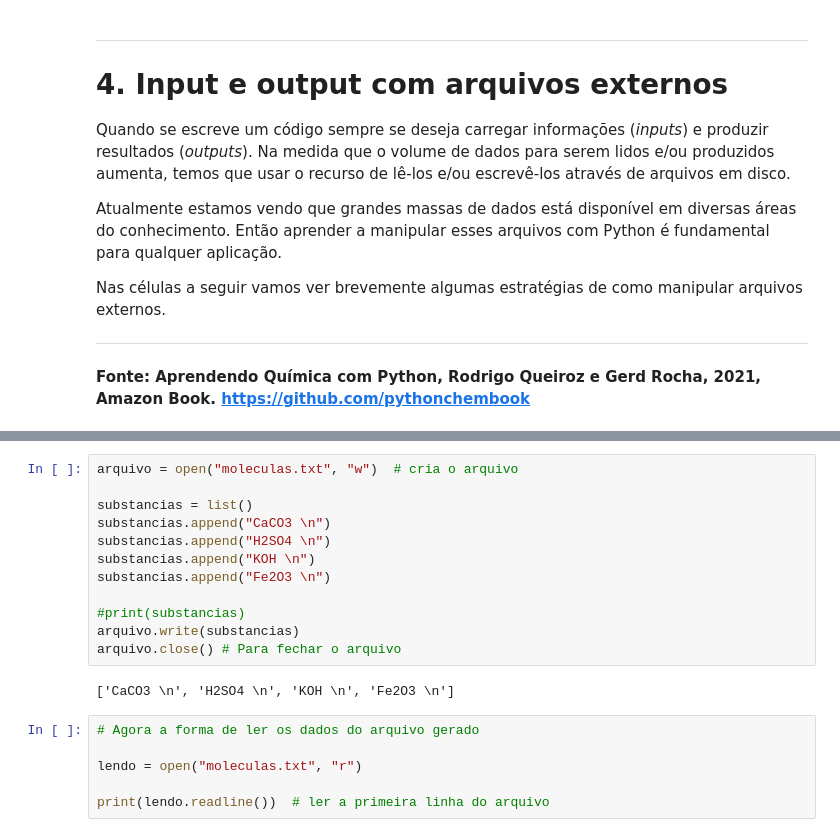
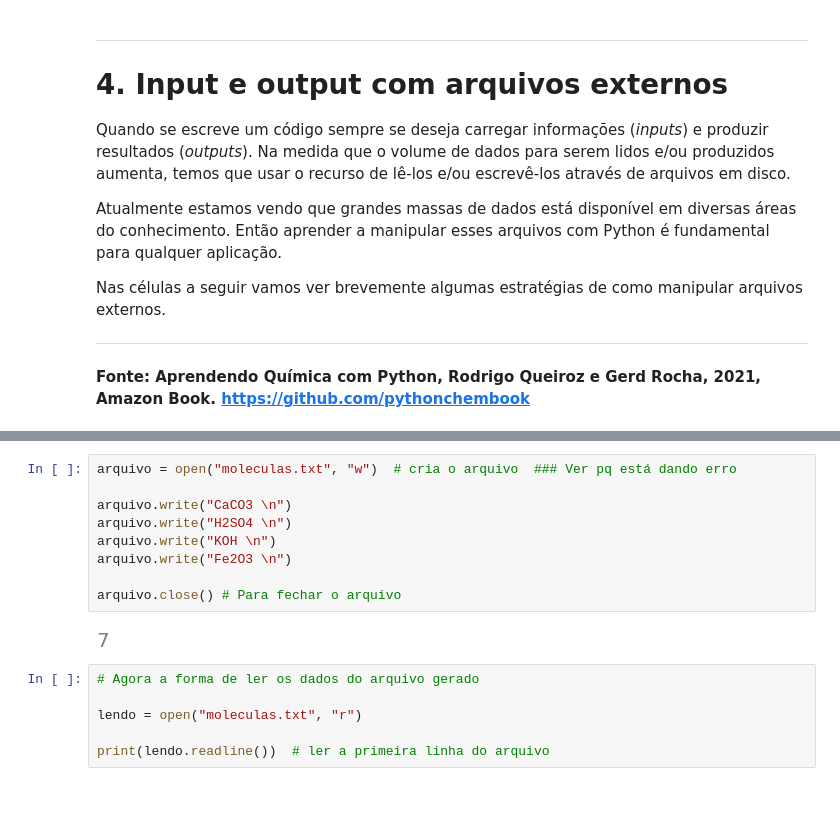
Before and after one commit to RochaGerd/Chemistry_with_Python, a Jupyter notebook: Curso_Python_Aula_01.ipynb, the cells around one changed output, grey strips where cells are left out. Cells and saved outputs as stored; diff of their text form; blank space fills up the shorter version.

```diff
--- a/Curso_Python_Aula_01.ipynb
+++ b/Curso_Python_Aula_01.ipynb
@@ -1049,17 +1125,14 @@ arquivo.write("HCl é um ácido forte") # escreve no arquivo
 # %%
-arquivo = open("moleculas.txt", "w")  # cria o arquivo
+arquivo = open("moleculas.txt", "w")  # cria o arquivo  ### Ver pq está dando erro
 
-substancias = list()
-substancias.append("CaCO3 \n")
-substancias.append("H2SO4 \n")
-substancias.append("KOH \n")
-substancias.append("Fe2O3 \n")
+arquivo.write("CaCO3 \n")
+arquivo.write("H2SO4 \n")
+arquivo.write("KOH \n")
+arquivo.write("Fe2O3 \n")
 
-#print(substancias)
-arquivo.write(substancias)
 arquivo.close() # Para fechar o arquivo
 # %% [output]
-['CaCO3 \n', 'H2SO4 \n', 'KOH \n', 'Fe2O3 \n']
+[figure, added]
 # %%
 # Agora a forma de ler os dados do arquivo gerado
 
```
Also changed, not shown: parts of 78 cells of this notebook.
